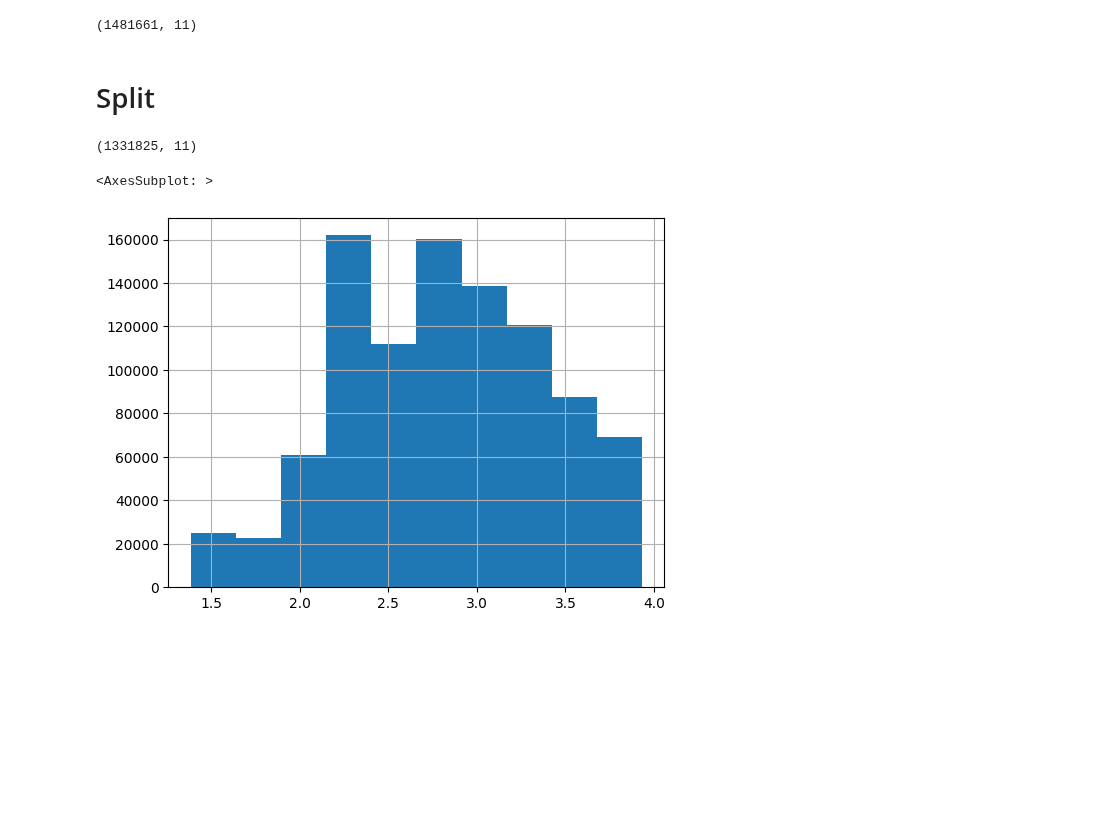
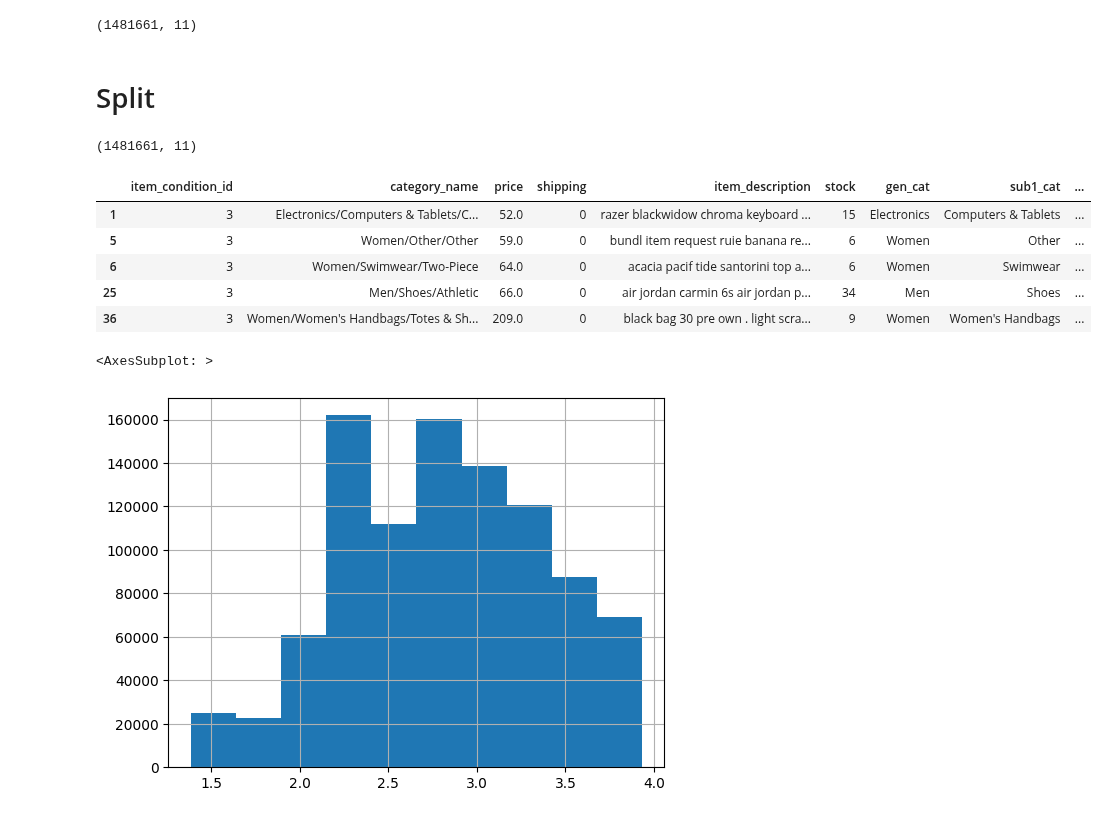
Before and after one commit to anachavesv8/Bootcamp_Blue, a Jupyter notebook: Mercari Price Suggestion Challenge/Modelo/gpu_modelo_ver01.ipynb, the cells around one changed output. Saved outputs shown, nothing was run; the diff lists cells and outputs as text; code cells hidden in the pictures; blank space fills up the shorter version.

```diff
--- a/Mercari Price Suggestion Challenge/Modelo/gpu_modelo_ver01.ipynb
+++ b/Mercari Price Suggestion Challenge/Modelo/gpu_modelo_ver01.ipynb
@@ -128,8 +129,17 @@ train.shape
 train1 = train.drop(train[~((train['price'] > 0) & (train['price'] <= 50))].index)
 # %%
-train1.shape
+train.shape
 # %% [output]
-(1331825, 11)
+(1481661, 11)
+# %%
+Test_extrapolation_50_250.head()
+# %% [output]
+|  | item_condition_id | category_name | price | shipping | item_description | stock | gen_cat | sub1_cat | ... |
+| 1 | 3 | Electronics/Computers & Tablets/C... | 52.0 | 0 | razer blackwidow chroma keyboard ... | 15 | Electronics | Computers & Tablets | ... |
+| 5 | 3 | Women/Other/Other | 59.0 | 0 | bundl item request ruie banana re... | 6 | Women | Other | ... |
+| 6 | 3 | Women/Swimwear/Two-Piece | 64.0 | 0 | acacia pacif tide santorini top a... | 6 | Women | Swimwear | ... |
+| 25 | 3 | Men/Shoes/Athletic | 66.0 | 0 | air jordan carmin 6s air jordan p... | 34 | Men | Shoes | ... |
+| 36 | 3 | Women/Women's Handbags/Totes & Sh... | 209.0 | 0 | black bag 30 pre own . light scra... | 9 | Women | Women's Handbags | ... |
 # %%
 X = train1.drop("price", axis = 1)
 y = train1["price"]
```
Also changed, not shown: parts of 7 cells of this notebook.
